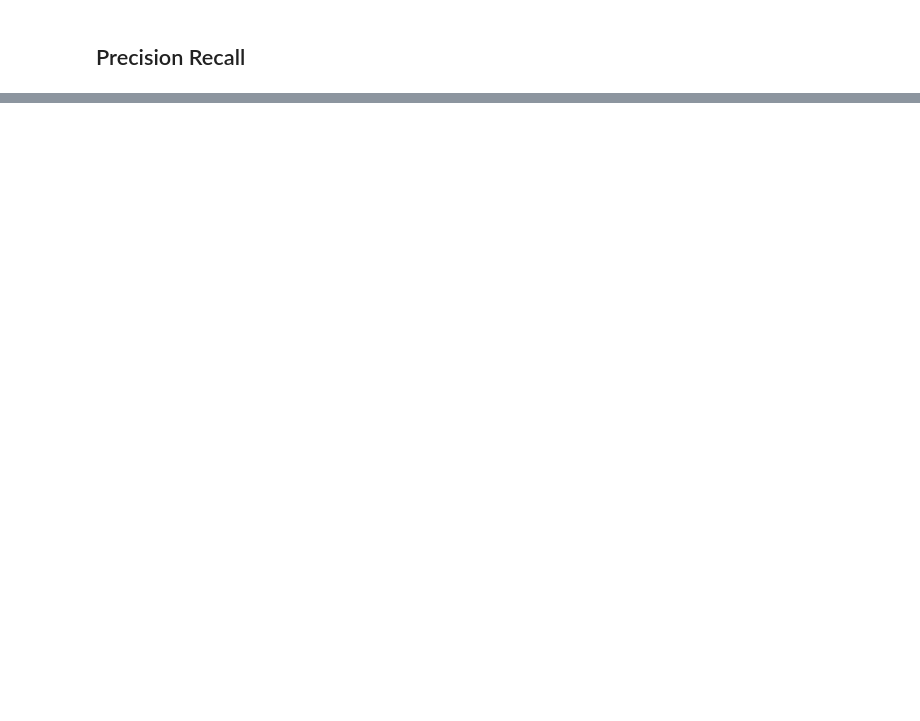
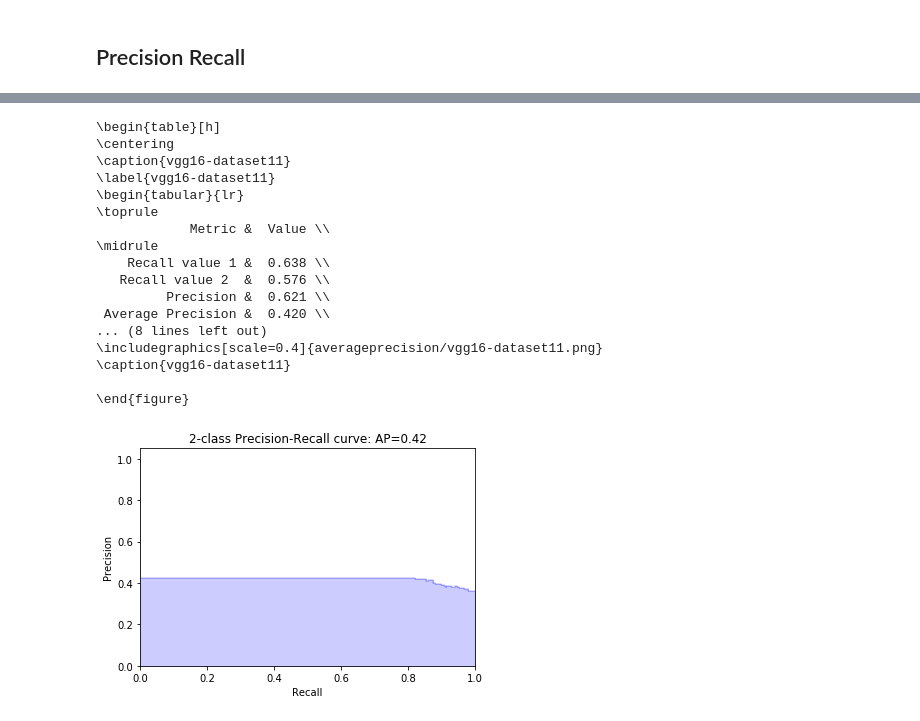
Before and after one commit to micsche/Michael-Schembri, a Jupyter notebook: averageprecision/AveragePrecision.ipynb, the cells around one changed output, grey strips where cells are left out. Drawn from its saved outputs; the diff is of its cells as text; code cells hidden in the pictures; blank space fills up the shorter version.

```diff
--- a/averageprecision/AveragePrecision.ipynb
+++ b/averageprecision/AveragePrecision.ipynb
@@ -364,0 +359,68 @@ Text(0.5,1,'2-class Precision-Recall curve: AP=0.18')
+# %%
+def get_results():
+    tableout=[]
+
+    recall1=len(gt_df[gt_df['USE']==True])/len(gt_df)
+    recall2=len(AP_df[AP_df['positive']==1])/len(gt_df)
+    precis1=len(gt_df)/len(AP_df)
+
+    y_true=np.array(AP_df['positive'])
+    y_scores=np.array(AP_df['confidence'])
+
+
+    ### Calculate Average Precision
+    average_precision = average_precision_score(y_true, y_scores)
+
+    tableout.append(["Recall value 1",round(recall1,3)])
+    tableout.append(["Recall value 2 ",round(recall2,3)])
+    tableout.append(["Precision",round(precis1,3)])
+    tableout.append(["Average Precision",round(average_precision,2)])
+
+    table_df=pd.DataFrame(tableout)
+    table_df.columns=["Metric","Value"]
+    string=table_df.to_latex(index=False,bold_rows=True)
+
+    title=prediction_test.split(".")[0]
+    string="\\begin{table}[h]\n\\centering\n\\caption{"+title+"}\n\label{"+title+"}\n"+string+"\\end{table}"
+    print(string)
+
+    string2="\n\n\\begin{figure}[h]\n\\centering\n"
+    string2=string2+"\\label{"+title+"}\n\\includegraphics[scale=0.4]{averageprecision/"+title+".png}\n"
+    string2=string2+"\\caption{"+title+"}\n\n\\end{figure}\n"
+    print(string2)
+
+    filename='/home/mike/Documents/UOM/dissert/gitinference/Michael-Schembri/statistics/averageprecision/'+title+".png"
+    precision, recall, thresholds = precision_recall_curve(y_true, y_scores)
+    step_kwargs = ({'step': 'post'}
+                   if 'step' in signature(plt.fill_between).parameters
+                   else {})
+    plt.step(recall, precision, color='b', alpha=0.2, where='post')
+    plt.fill_between(recall, precision, alpha=0.2, color='b', **step_kwargs)
+
+    plt.xlabel('Recall')
+    plt.ylabel('Precision')
+    plt.ylim([0.0, 1.05])
+    plt.xlim([0.0, 1.0])
+    plt.title('2-class Precision-Recall curve: AP={0:0.2f}'.format(average_precision))
+
+    plt.savefig(filename)
+get_results()
+# %% [output]
+\begin{table}[h]
+\centering
+\caption{vgg16-dataset11}
+\label{vgg16-dataset11}
+\begin{tabular}{lr}
+\toprule
+            Metric &  Value \\
+\midrule
+    Recall value 1 &  0.638 \\
+   Recall value 2  &  0.576 \\
+         Precision &  0.621 \\
+ Average Precision &  0.420 \\
+... (8 lines left out)
+\includegraphics[scale=0.4]{averageprecision/vgg16-dataset11.png}
+\caption{vgg16-dataset11}
+
+\end{figure}
+[figure, added]
```
Also changed, not shown: parts of 15 cells of this notebook, 4 other files.
